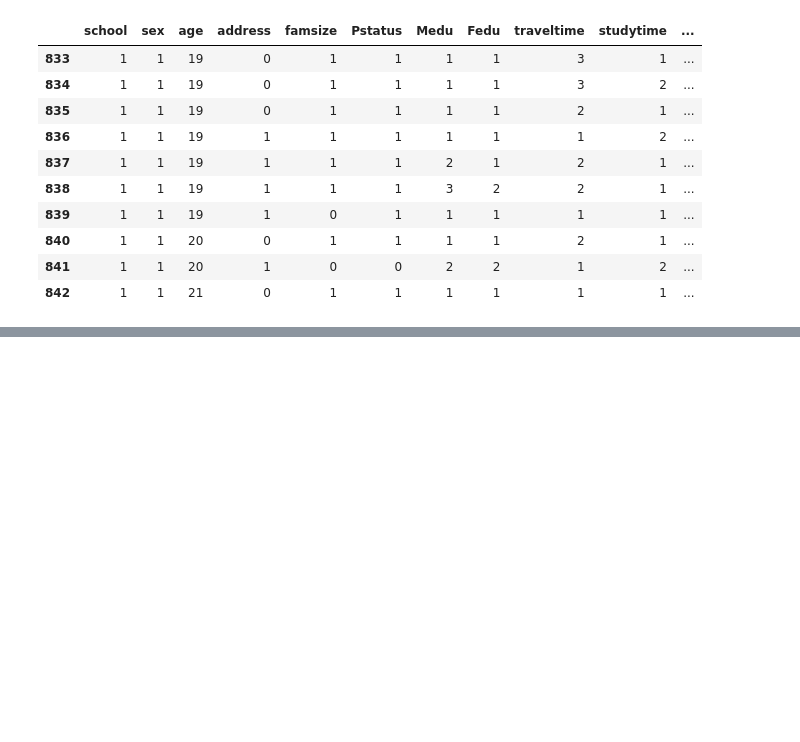
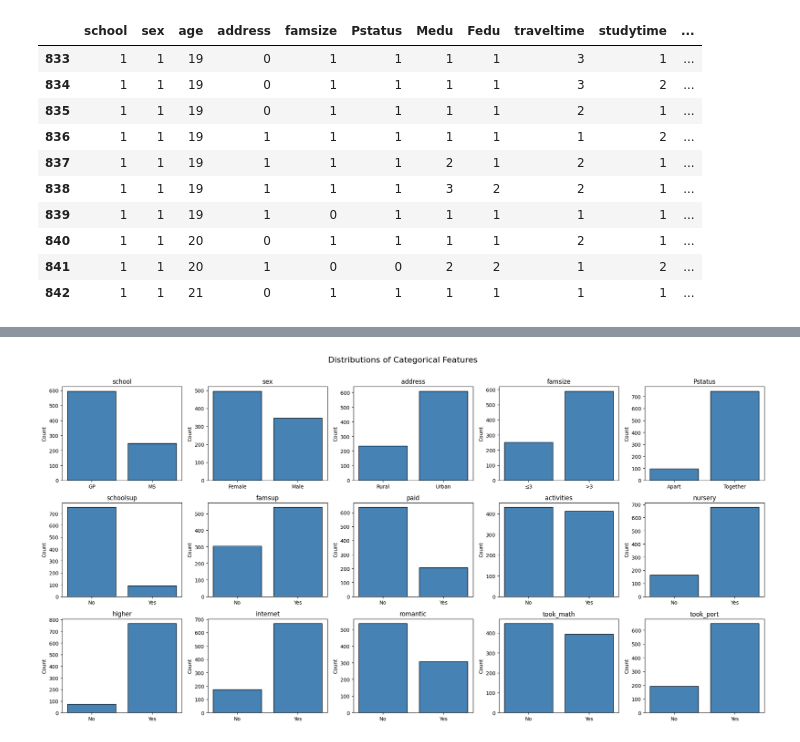
Before and after one commit to Sky282128/LearningModels, a Jupyter notebook: MCO.ipynb, the cells around one changed output, grey strips where cells are left out. Cells and saved outputs as stored; diff of their text form; code cells hidden in the pictures; blank space fills up the shorter version.

```diff
--- a/MCO.ipynb
+++ b/MCO.ipynb
@@ -327,0 +410,35 @@ combined_df.tail(10)
+# %%
+# Bar charts for binary/encoded categorical features
+categorical_features = ["school", "sex", "address", "famsize", "Pstatus",
+                        "schoolsup", "famsup", "paid", "activities",
+                        "nursery", "higher", "internet", "romantic",
+                        "took_math", "took_port"]
+
+label_maps = {
+    "school":    {0: "GP", 1: "MS"},
+    "sex":       {0: "Female", 1: "Male"},
+    "address":   {0: "Rural", 1: "Urban"},
+    "famsize":   {0: "≤3", 1: ">3"},
+    "Pstatus":   {0: "Apart", 1: "Together"},
+}
+binary_01 = ["schoolsup", "famsup", "paid", "activities",
+             "nursery", "higher", "internet", "romantic",
+             "took_math", "took_port"]
+for col in binary_01:
+    label_maps[col] = {0: "No", 1: "Yes"}
+
+fig, axes = plt.subplots(3, 5, figsize=(20, 10))
+axes = axes.flatten()
+
+for i, col in enumerate(categorical_features):
+    counts = combined_df[col].value_counts().sort_index()
+    labels = [label_maps[col].get(k, str(k)) for k in counts.index]
+    axes[i].bar(labels, counts.values, color="steelblue", edgecolor="black")
+    axes[i].set_title(col)
+    axes[i].set_ylabel("Count")
+
+plt.suptitle("Distributions of Categorical Features", fontsize=16, y=1.01)
+plt.tight_layout()
+plt.show()
+# %% [output]
+[figure, added]
```
Also changed, not shown: parts of 23 cells of this notebook.
